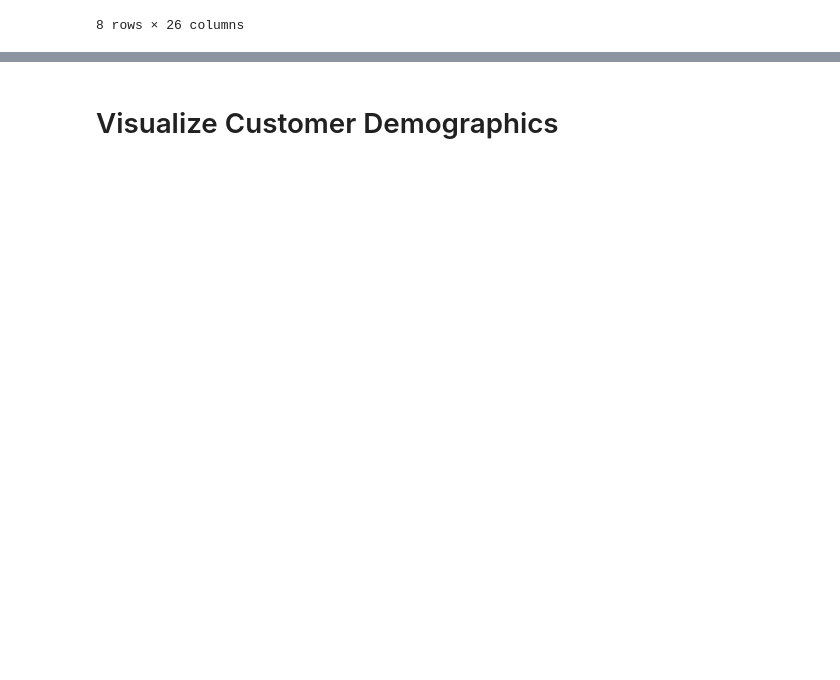
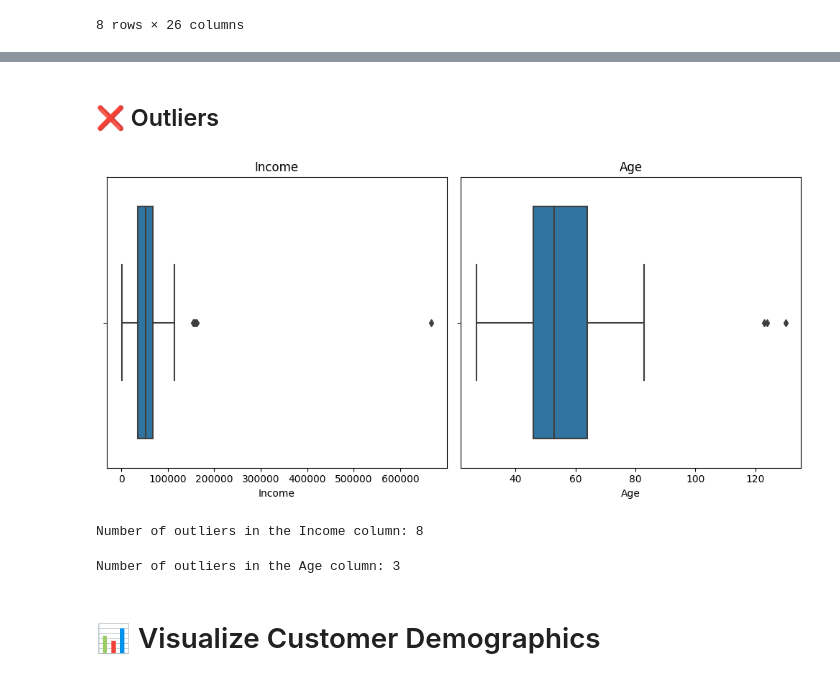
Before and after one commit to just1nt1me/marketing_campaign, a Jupyter notebook: EDA.ipynb, the cells around one changed output, grey strips where cells are left out. Drawn from its saved outputs; the diff is of its cells as text; code cells hidden in the pictures; blank space fills up the shorter version.

```diff
--- a/EDA.ipynb
+++ b/EDA.ipynb
@@ -106,0 +210,2 @@ df.describe()
+# %%
+df['Average_Spend'] = (df[['MntWines', 'MntFruits', 'MntMeatProducts', 'MntFishProducts', 'MntSweetProducts', 'MntGoldProds']].sum(axis=1)) / df['NumDealsPurchases']
@@ -106,0 +214,2 @@ df.describe()
+# %%
+df['Spent'] = df['MntWines']+df["MntWines"] +df['MntFruits']+ df['MntMeatProducts'] +df['MntFishProducts']+df['MntSweetProducts']+ df['MntGoldProds']
@@ -106,0 +222,9 @@ df.describe()
+# %%
+# create new feature for total spending in the last 2 years
+df['total_spending'] = df['MntWines'] + df['MntFruits'] + df['MntMeatProducts'] + df['MntFishProducts'] + df['MntSweetProducts'] + df['MntGoldProds']
+
+# create new feature for average monthly visits to the company's website
+df['avg_web_visits'] = df['NumWebVisitsMonth'] / 12
+
+# create new feature for the ratio of online purchases to total purchases
+df['online_purchase_ratio'] = df['NumWebPurchases'] / (df['NumWebPurchases'] + df['NumCatalogPurchases'] + df['NumStorePurchases'])
@@ -106,0 +245,29 @@ df.describe()
+# %% [markdown]
+## ❌ Outliers
+# %%
+# Plot the distribution of a column to visualize the outliers
+fig, ax = plt.subplots(1,2,figsize=(10,5))
+
+ax[0].set_title(f"Income")
+sns.boxplot(data = df, x = 'Income', ax=ax[0])
+
+ax[1].set_title(f"Age")
+sns.boxplot(data = df, x ='Age', ax=ax[1])
+
+plt.tight_layout()
+plt.show();
+# %% [output]
+[figure, added]
+# %%
+# Calculate the IQR for the Income column
+Q1 = df['Income'].quantile(0.25)
+Q3 = df['Income'].quantile(0.75)
+IQR = Q3 - Q1
+
+# Identify the outliers in the Income column
+outliers = df[(df['Income'] < (Q1 - 1.5 * IQR)) | (df['Income'] > (Q3 + 1.5 * IQR))]
+
+# Print the number of outliers
+print("Number of outliers in the Income column:", len(outliers))
+# %% [output]
+Number of outliers in the Income column: 8
@@ -106,0 +277,13 @@ df.describe()
+# %%
+# Calculate the IQR for the Age column
+Q1 = df['Age'].quantile(0.25)
+Q3 = df['Age'].quantile(0.75)
+IQR = Q3 - Q1
+
+# Identify the outliers in the Age column
+outliers = df[(df['Age'] < (Q1 - 1.5 * IQR)) | (df['Age'] > (Q3 + 1.5 * IQR))]
+
+# Print the number of outliers
+print("Number of outliers in the Age column:", len(outliers))
+# %% [output]
+Number of outliers in the Age column: 3
@@ -107,3 +293,3 @@ df.describe()
 # %% [markdown]
-# Visualize Customer Demographics
+# 📊 Visualize Customer Demographics
 # %%
```
Also changed, not shown: parts of 58 cells of this notebook, 1 other file.
